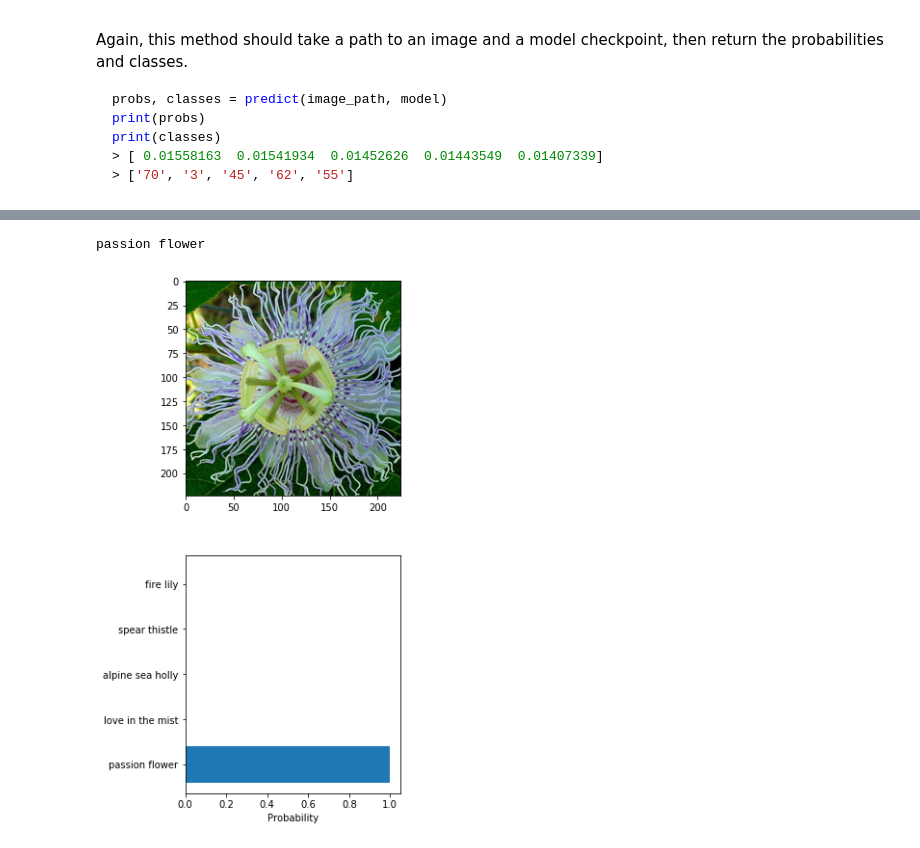
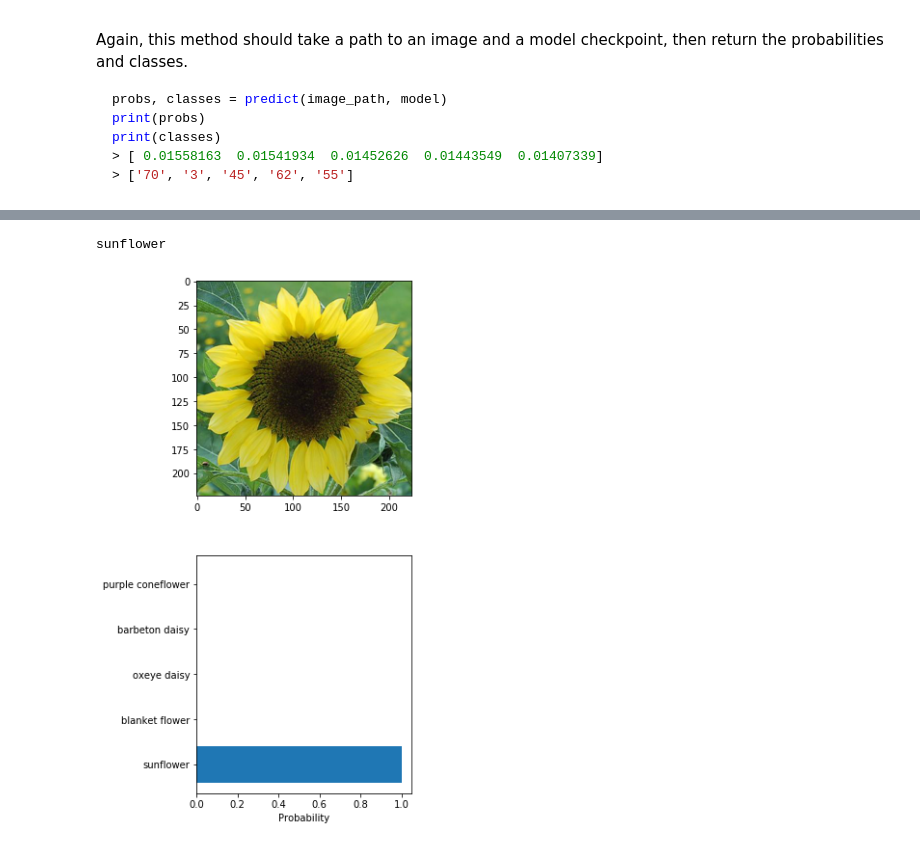
Before and after one commit to nirajpandkar/flowers-classification-pytorch, a Jupyter notebook: Image Classifier Project.ipynb, the cells around one changed output, grey strips where cells are left out. Cells and saved outputs as stored; diff of their text form; code cells hidden in the pictures.

```diff
--- a/Image Classifier Project.ipynb
+++ b/Image Classifier Project.ipynb
@@ -235,5 +317,3 @@ save_checkpoint({
 ## Loading the checkpoint
 
 At this point it's good to write a function that can load a checkpoint and rebuild the model. That way you can come back to this project and keep working on it without having to retrain the network.
-# %%
-checkpoint = torch.load("checkpoint.pth")
@@ -258,5 +346,5 @@ model.load_state_dict(checkpoint["state_dict"])
 # %%
-model, _ = load_model(model_checkpoint="checkpoint.pth")
+model = load_model(model_checkpoint="checkpoint.pth")
 # %% [markdown]
 # Inference for classification
 
@@ -326,4 +447,40 @@ print(classes)
 # %%
 class_idx_mapping = train_dataset.class_to_idx
 idx_class_mapping = {v: k for k, v in class_idx_mapping.items()}
+# %%
+def predict(image_path, model_checkpoint, topk=5, device="cpu", idx_class_mapping=idx_class_mapping):
+    '''
+    Predict the class (or classes) of an image using a trained deep learning model.
+
+    Arguments:
+        image_path: Path to the image
+        model: Trained model
+    Returns:
+        classes: Top k class numbers.
+        probs: Probabilities corresponding to those classes
+    '''
+
+    # Build the model from the checkpoint
+    model = load_model(model_checkpoint)
+
+    # No need for GPU
+    model.to(device)
+
+    model.eval()
+
+    img = process_image(image_path)
+    img = np.expand_dims(img, axis=0)
+    img_tensor = torch.from_numpy(img).type(torch.FloatTensor).to(device)
+
+    with torch.no_grad():
+        log_probabilities = model.forward(img_tensor)
+
+    probabilities = torch.exp(log_probabilities)
+    probs, indices = probabilities.topk(topk)
+
+    probs = probs.numpy().squeeze()
+    indices = indices.numpy().squeeze()
+    classes = [idx_class_mapping[index] for index in indices]
+
+    return probs, classes
 # %%
@@ -343,23 +500,23 @@ Now that you can use a trained model for predictions, check to make sure it make
 
 You can convert from the class integer encoding to actual flower names with the `cat_to_name.json` file (should have been loaded earlier in the notebook). To show a PyTorch tensor as an image, use the `imshow` function defined above.
 # %%
-img_path = "data/test/77/image_00025.jpg"
-probs, classes = predict(img_path, "checkpoint.pth")
+img_path = "data/test/54/image_05402.jpg"
+probs, classes = predict(img_path, "checkpoint.pth", idx_class_mapping=idx_class_mapping)
 
 class_names = [cat_to_name[c] for c in classes]
 
 fig, (ax1, ax2) = plt.subplots(nrows=2, figsize=(4,10))
 class_number = img_path.split("/")[-2]
 title = cat_to_name[str(class_number)]
 imshow(process_image(img_path), ax1, title)
 print(title)
 
 
 scalars = [*range(len(probs))]
 ax2.barh(scalars, probs)
 plt.xlabel("Probability")
 plt.yticks(scalars, class_names)
 plt.show()
 # %% [output]
-passion flower
+sunflower
-[figure, old version]
+[figure, new version]
```
Also changed, not shown: parts of 25 cells of this notebook.
